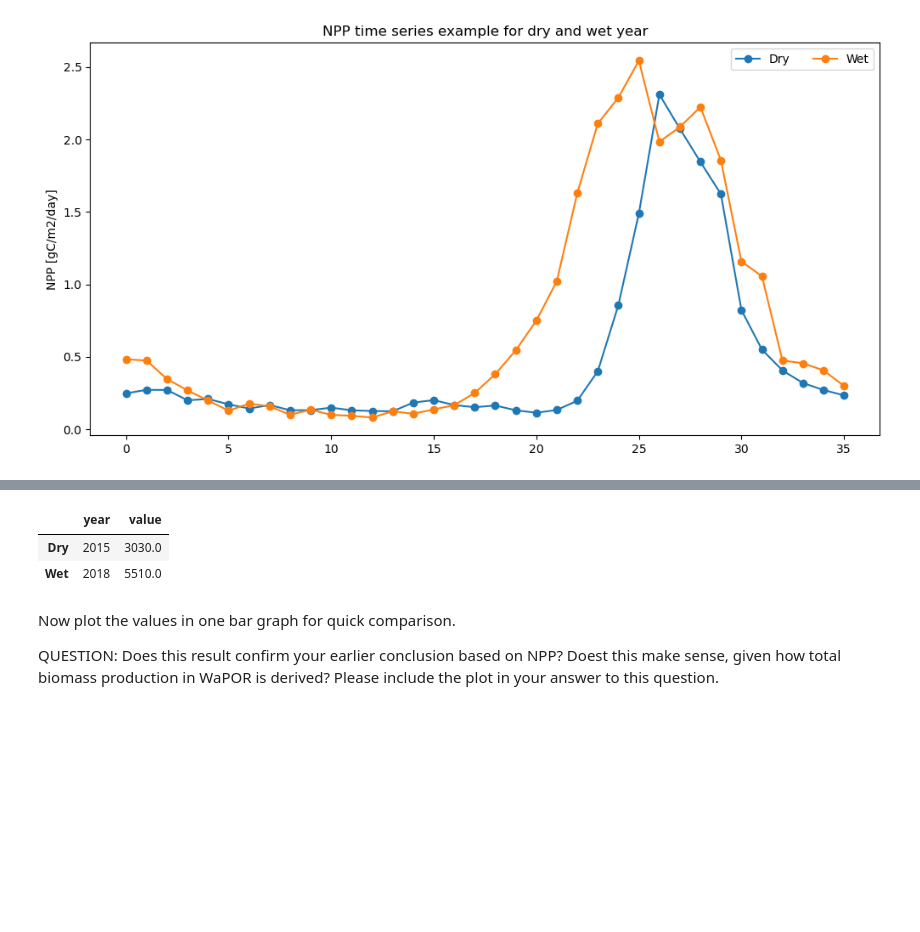
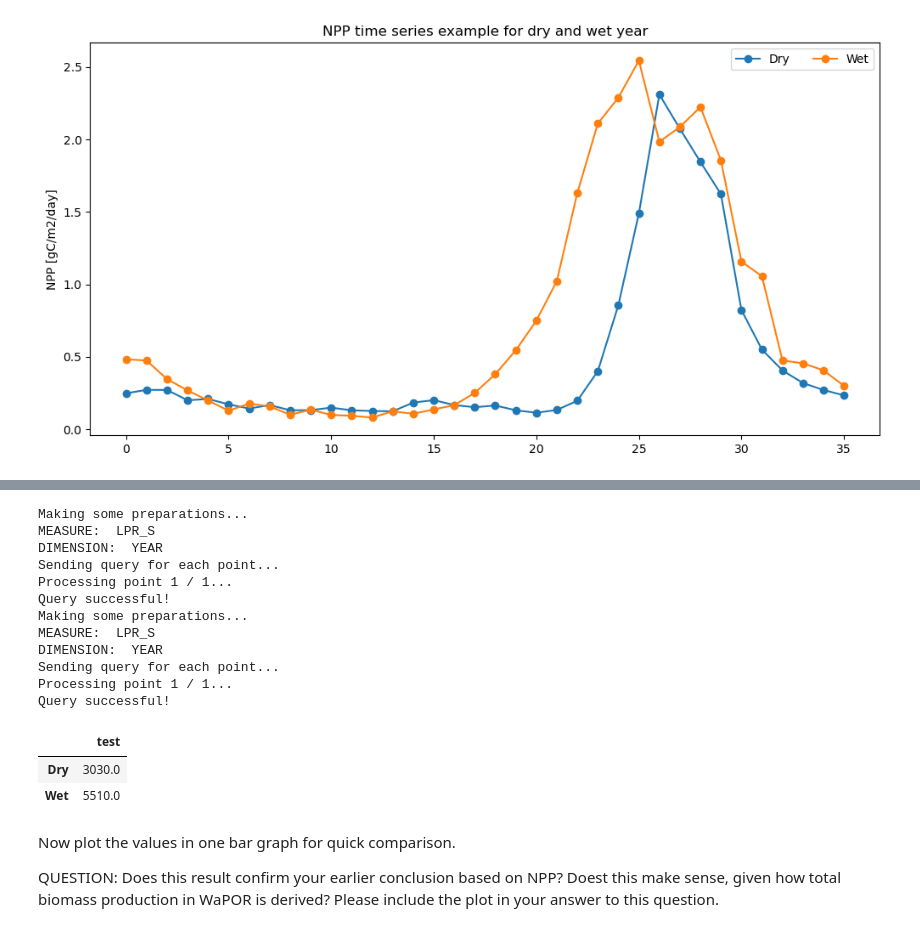
Before and after one commit to EOAfrica/TM_6-6_Drought, a Jupyter notebook: Use_Case_solution.ipynb, the cells around one changed output, grey strips where cells are left out. Cells and saved outputs as stored; diff of their text form; code cells hidden in the pictures; blank space fills up the shorter version.

```diff
--- a/Use_Case_solution.ipynb
+++ b/Use_Case_solution.ipynb
@@ -970,24 +1069,9 @@ Retrieve the Total Biomass Production product from the WaPOR data portal.
 # %%
 # Specify parameters for API query
-point = [13.4666, 35.3385] #coordinates of a point[Lat,Lon]
-crs = "EPSG:4326" #coordinate reference system
-cube_code = "L2_TBP_S"
+point = {'test': [13.4666, 35.3385]}
+crs = 4326
+product_code = "L2_TBP_S"
 workspace = 'WAPOR_2'
 year_dry = '[2015-01-01,2016-01-01)'
 year_wet = '[2018-01-01,2019-01-01)'
-path_query = r'https://io.apps.fao.org/gismgr/api/v1/query/'
 season = "S1"
-
-# get datacube measure
-cube_url = f'https://io.apps.fao.org/gismgr/api/v1/catalog/workspaces/{workspace}/cubes/{cube_code}/measures'
-resp = requests.get(cube_url).json()
-print(resp)
-measure = resp['response']['items'][0]['code']
-print('MEASURE: ',measure)
-
-# get datacube time dimension
-cube_url = f'https://io.apps.fao.org/gismgr/api/v1/catalog/workspaces/{workspace}/cubes/{cube_code}/dimensions'
-resp = requests.get(cube_url).json()
-items = pd.DataFrame.from_dict(resp['response']['items'])
-dimension = items[items.type=='TIME']['code'].values[0]
-print('DIMENSION: ', dimension)
@@ -1064,23 +1078,41 @@ query_wet = {
-# %%
-# Dry year
-resp_query_dry=requests.post(path_query,json=query_dry)
-resp_dry=resp_query_dry.json()
-results_dry = resp_dry['response']
-df_dry = pd.DataFrame(results_dry['items'],columns=results_dry['header'])
-
-# Wet year
-resp_query_wet=requests.post(path_query,json=query_wet)
-resp_wet=resp_query_wet.json()
-results_wet = resp_wet['response']
-df_wet = pd.DataFrame(results_wet['items'],columns=results_wet['header'])
-
-TBP_df = pd.concat([df_dry, df_wet], ignore_index=False)
-TBP_df.index = ["Dry", "Wet"]
-TBP_df
-# %% [output]
-|  | year | value |
-| Dry | 2015 | 3030.0 |
-| Wet | 2018 | 5510.0 |
+# %%
+# Dry year
+dimensions = [{"code": "YEAR",
+               "values": [year_dry]},
+              {"code": "SEASON",
+               "values": [season]}]
+tbp_dry = get_pixel_seasonal_value(workspace, product_code,
+                              point, crs,
+                              dimensions)
+
+# Wet year
+dimensions = [{"code": "YEAR",
+               "values": [year_wet]},
+              {"code": "SEASON",
+               "values": [season]}]
+tbp_wet = get_pixel_seasonal_value(workspace, product_code,
+                              point, crs,
+                              dimensions)
+
+TBP_df = pd.concat([tbp_dry, tbp_wet], ignore_index=False)
+TBP_df.index = ["Dry", "Wet"]
+TBP_df
+# %% [output]
+Making some preparations...
+MEASURE:  LPR_S
+DIMENSION:  YEAR
+Sending query for each point...
+Processing point 1 / 1...
+Query successful!
+Making some preparations...
+MEASURE:  LPR_S
+DIMENSION:  YEAR
+Sending query for each point...
+Processing point 1 / 1...
+Query successful!
+|  | test |
+| Dry | 3030.0 |
+| Wet | 5510.0 |
 # %% [markdown]
 Now plot the values in one bar graph for quick comparison.
 
```
Also changed, not shown: parts of 34 cells of this notebook, 2 other files.
